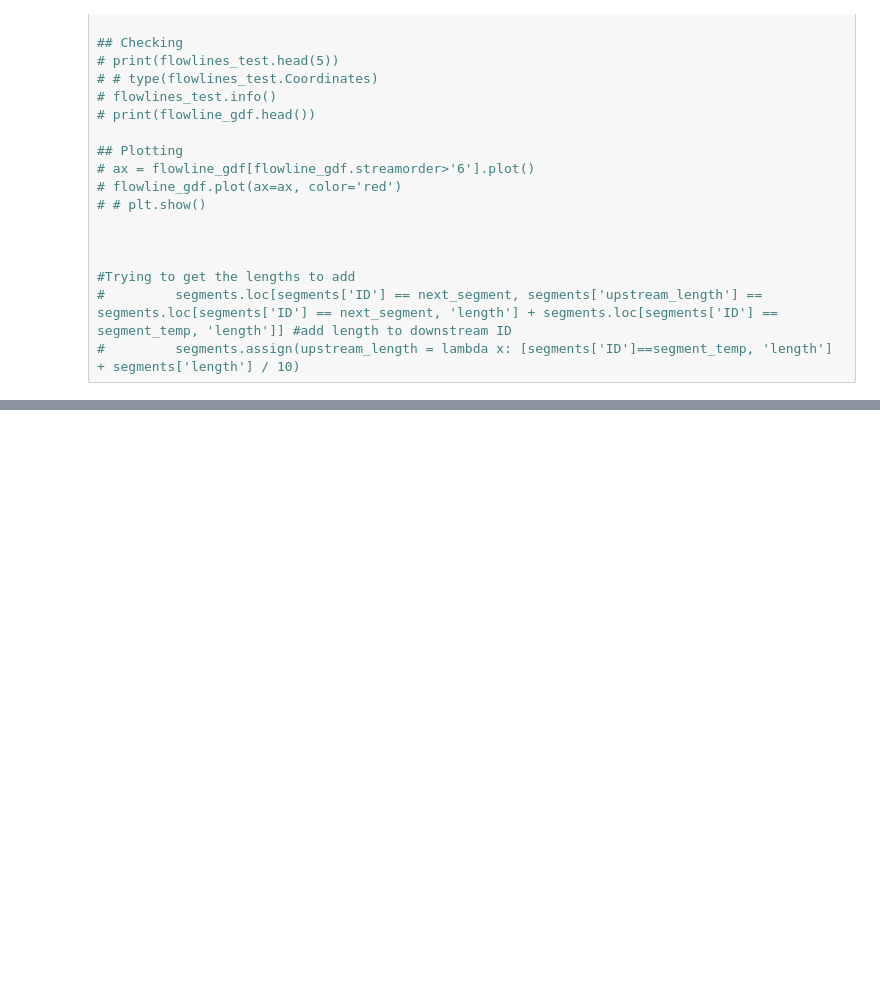
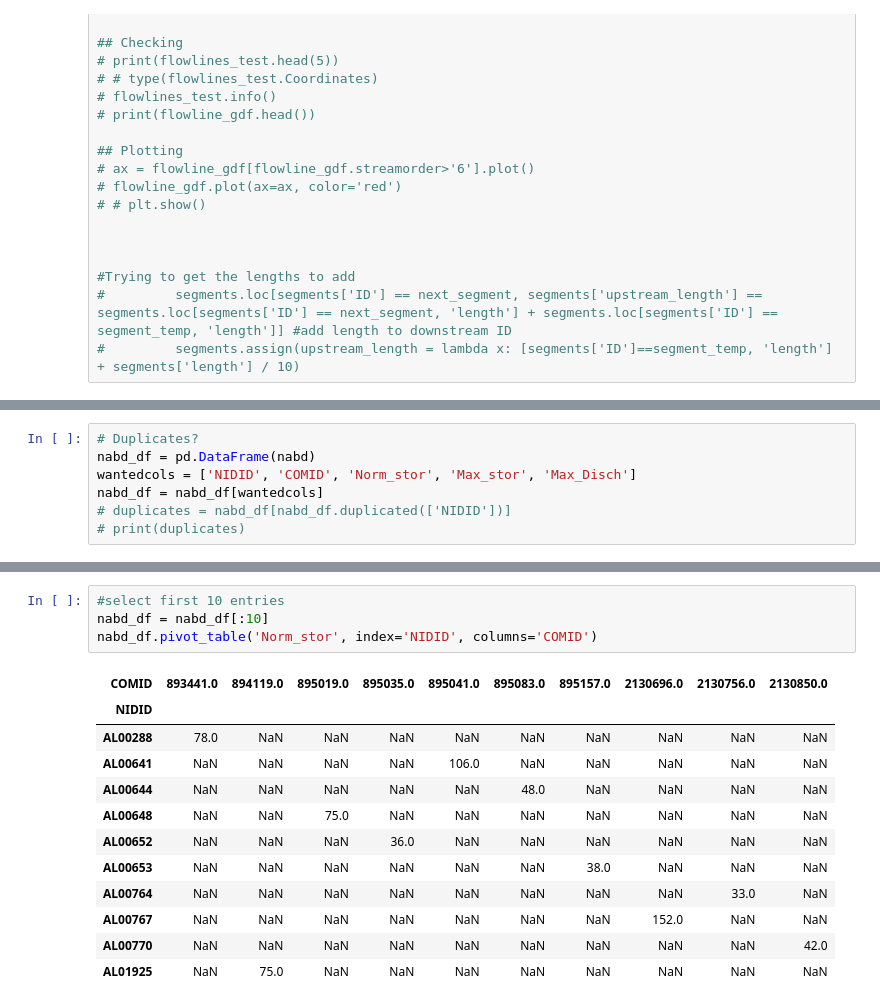
Before and after one commit to rspinti/River_bifurcation, a Jupyter notebook: Workflow_cleaned.ipynb, the cells around one changed output, grey strips where cells are left out. Cells and saved outputs as stored; diff of their text form; blank space fills up the shorter version.

Commit message:
Testing dam duplicates

```diff
--- a/Workflow_cleaned.ipynb
+++ b/Workflow_cleaned.ipynb
@@ -336,0 +365,7 @@ a[np.where((a[:,0]==1)+(a[:,1]==2))]
+# %%
+# Duplicates?
+nabd_df = pd.DataFrame(nabd)
+wantedcols = ['NIDID', 'COMID', 'Norm_stor', 'Max_stor', 'Max_Disch']
+nabd_df = nabd_df[wantedcols]
+# duplicates = nabd_df[nabd_df.duplicated(['NIDID'])]
+# print(duplicates)
@@ -336,0 +393,17 @@ a[np.where((a[:,0]==1)+(a[:,1]==2))]
+# %%
+#select first 10 entries
+nabd_df = nabd_df[:10]
+nabd_df.pivot_table('Norm_stor', index='NIDID', columns='COMID')
+# %% [output]
+| COMID | 893441.0 | 894119.0 | 895019.0 | 895035.0 | 895041.0 | 895083.0 | 895157.0 | 2130696.0 | 2130756.0 | 2130850.0 |
+| NIDID |  |  |  |  |  |  |  |  |  |  |
+| AL00288 | 78.0 | NaN | NaN | NaN | NaN | NaN | NaN | NaN | NaN | NaN |
+| AL00641 | NaN | NaN | NaN | NaN | 106.0 | NaN | NaN | NaN | NaN | NaN |
+| AL00644 | NaN | NaN | NaN | NaN | NaN | 48.0 | NaN | NaN | NaN | NaN |
+| AL00648 | NaN | NaN | 75.0 | NaN | NaN | NaN | NaN | NaN | NaN | NaN |
+| AL00652 | NaN | NaN | NaN | 36.0 | NaN | NaN | NaN | NaN | NaN | NaN |
+| AL00653 | NaN | NaN | NaN | NaN | NaN | NaN | 38.0 | NaN | NaN | NaN |
+| AL00764 | NaN | NaN | NaN | NaN | NaN | NaN | NaN | NaN | 33.0 | NaN |
+| AL00767 | NaN | NaN | NaN | NaN | NaN | NaN | NaN | 152.0 | NaN | NaN |
+| AL00770 | NaN | NaN | NaN | NaN | NaN | NaN | NaN | NaN | NaN | 42.0 |
+| AL01925 | NaN | 75.0 | NaN | NaN | NaN | NaN | NaN | NaN | NaN | NaN |
```
Also changed, not shown: parts of 9 cells of this notebook, 1 other file.
